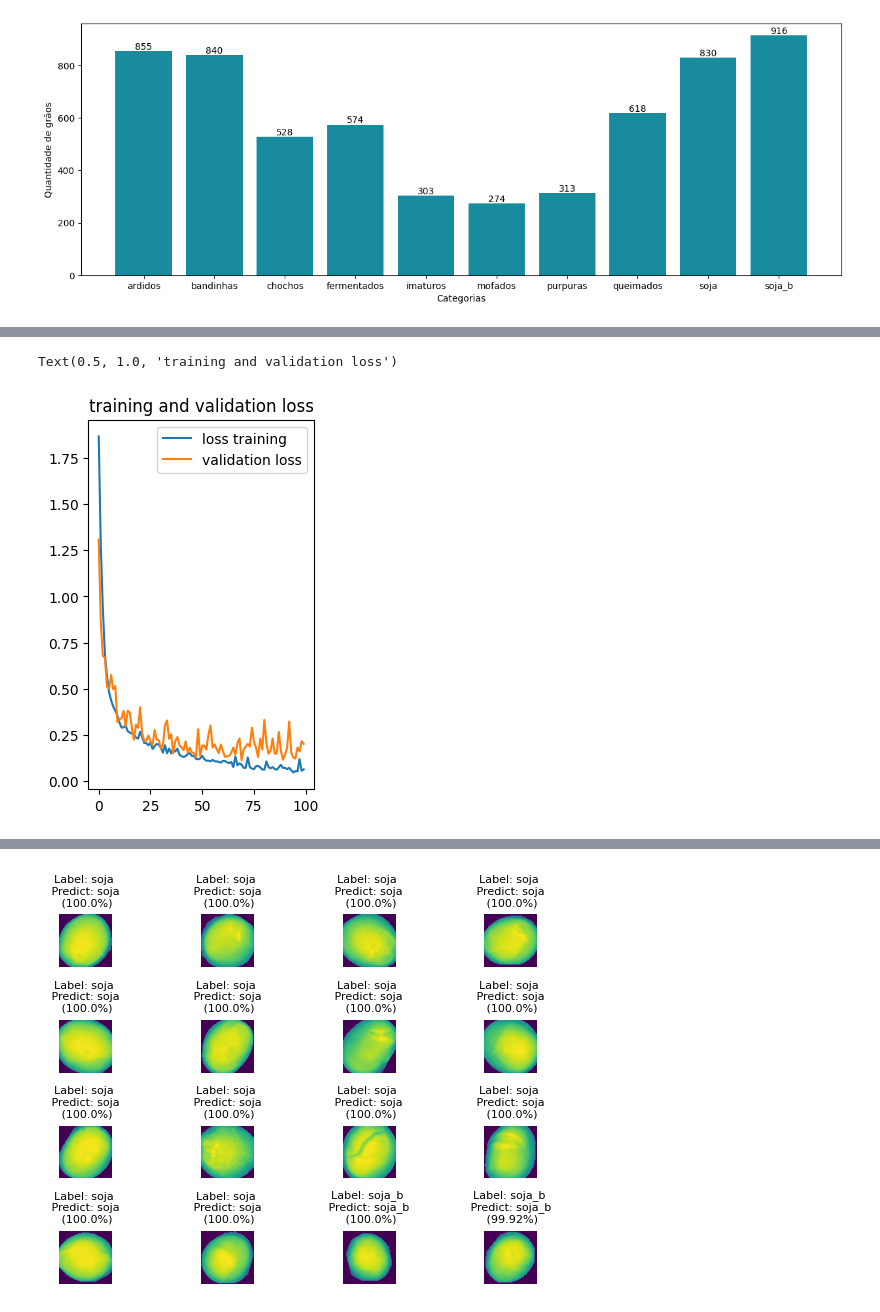
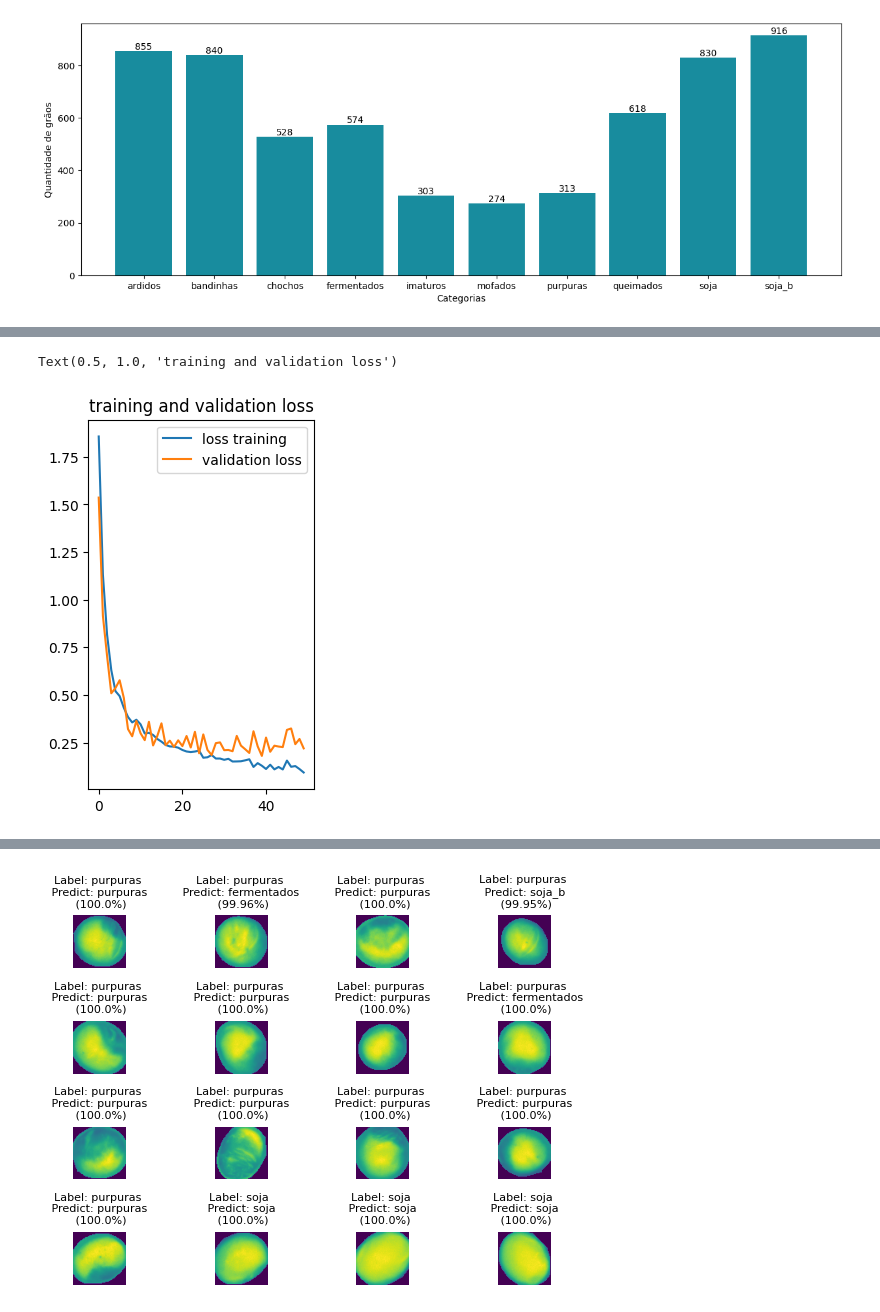
Before and after one commit to duardoliveiras/soya-analysis, a Jupyter notebook: Training/Training.ipynb, the cells around one changed output, grey strips where cells are left out. Drawn from its saved outputs; the diff is of its cells as text; code cells hidden in the pictures.

```diff
--- a/Training/Training.ipynb
+++ b/Training/Training.ipynb
@@ -32,7 +32,7 @@ print(tf.config.list_physical_devices('GPU'))
 # %%
 # Configurações
 BATCH_SIZE = 16
-EPOCHS = 100
+EPOCHS = 50
 IMAGE_SIZE = 64
 MAIN_DIR = '_recortado'
 CHANNELS = 31
@@ -207,7 +207,7 @@ print(type(dataset_original))
 Tamanho do dataset (16x64x64x31): 397
 <class 'tensorflow.python.data.ops.concatenate_op._ConcatenateDataset'>
 # %%
-def split_dataset(dataset, values=(0.8,0.1,0.1)):
+def split_dataset(dataset, values=(0.7,0.15,0.15)):
 
     train_size = int(values[0] * len(dataset))
     val_size = int(values[1] * len(dataset))
@@ -532,11 +577,11 @@ plt.legend(loc='upper right')
 plt.title('training and validation loss')
 # %% [output]
 Text(0.5, 1.0, 'training and validation loss')
-[figure, old version]
+[figure, new version]
 # %%
-test_dataset = test_dataset.shuffle(buffer_size=10)
+test_dataset = test_dataset.shuffle(buffer_size=1000)
 for images_batch, labels_batch in test_dataset.take(1):
-    for i in range(16):
+    for i in range(len(images_batch)):
         plt.subplots_adjust(hspace=1, wspace=1)
         image = images_batch[i]
         label = labels_batch[i]
@@ -571 +616 @@ for images_batch, labels_batch in test_dataset.take(1):
-[figure, old version]
+[figure, new version]
```
Also changed, not shown: parts of 15 cells of this notebook, 1 other file.
